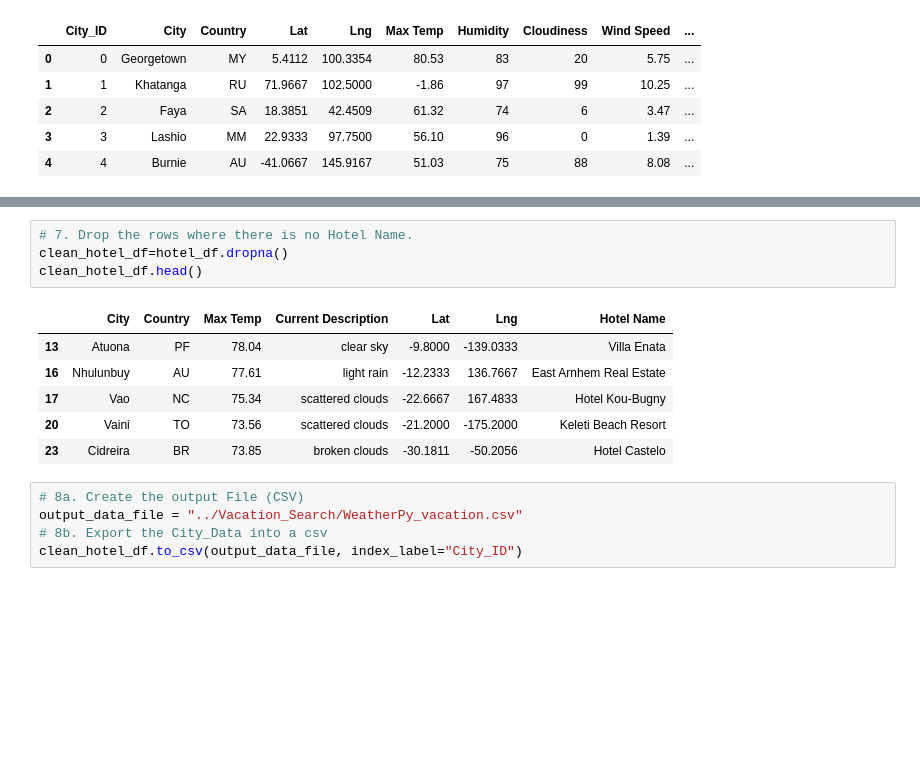
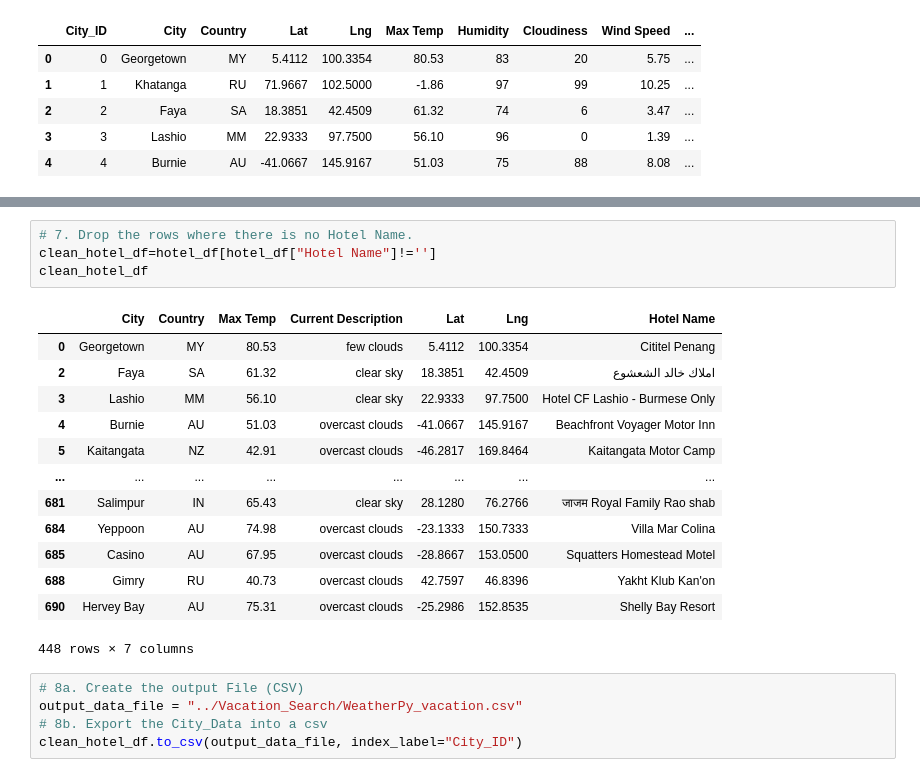
Before and after one commit to Cthompsonlbi/World_Weather_Analysis, a Jupyter notebook: Vacation_Search/Vacation_Search.ipynb, the cells around one changed output, grey strips where cells are left out. Cells and saved outputs as stored; diff of their text form; blank space fills up the shorter version.

```diff
--- a/Vacation_Search/Vacation_Search.ipynb
+++ b/Vacation_Search/Vacation_Search.ipynb
@@ -120,14 +147,21 @@ Hotel not found.....skipping.
 # %%
 # 7. Drop the rows where there is no Hotel Name.
-clean_hotel_df=hotel_df.dropna()
-clean_hotel_df.head()
+clean_hotel_df=hotel_df[hotel_df["Hotel Name"]!='']
+clean_hotel_df
 # %% [output]
 |  | City | Country | Max Temp | Current Description | Lat | Lng | Hotel Name |
-| 13 | Atuona | PF | 78.04 | clear sky | -9.8000 | -139.0333 | Villa Enata |
-| 16 | Nhulunbuy | AU | 77.61 | light rain | -12.2333 | 136.7667 | East Arnhem Real Estate |
-| 17 | Vao | NC | 75.34 | scattered clouds | -22.6667 | 167.4833 | Hotel Kou-Bugny |
-| 20 | Vaini | TO | 73.56 | scattered clouds | -21.2000 | -175.2000 | Keleti Beach Resort |
-| 23 | Cidreira | BR | 73.85 | broken clouds | -30.1811 | -50.2056 | Hotel Castelo |
+| 0 | Georgetown | MY | 80.53 | few clouds | 5.4112 | 100.3354 | Cititel Penang |
+| 2 | Faya | SA | 61.32 | clear sky | 18.3851 | 42.4509 | املاك خالد الشعشوع |
+| 3 | Lashio | MM | 56.10 | clear sky | 22.9333 | 97.7500 | Hotel CF Lashio - Burmese Only |
+| 4 | Burnie | AU | 51.03 | overcast clouds | -41.0667 | 145.9167 | Beachfront Voyager Motor Inn |
+| 5 | Kaitangata | NZ | 42.91 | overcast clouds | -46.2817 | 169.8464 | Kaitangata Motor Camp |
+| ... | ... | ... | ... | ... | ... | ... | ... |
+| 681 | Salimpur | IN | 65.43 | clear sky | 28.1280 | 76.2766 | जाजम Royal Family Rao shab |
+| 684 | Yeppoon | AU | 74.98 | overcast clouds | -23.1333 | 150.7333 | Villa Mar Colina |
+| 685 | Casino | AU | 67.95 | overcast clouds | -28.8667 | 153.0500 | Squatters Homestead Motel |
+| 688 | Gimry | RU | 40.73 | overcast clouds | 42.7597 | 46.8396 | Yakht Klub Kan'on |
+| 690 | Hervey Bay | AU | 75.31 | overcast clouds | -25.2986 | 152.8535 | Shelly Bay Resort |
+448 rows × 7 columns
 # %%
 # 8a. Create the output File (CSV)
 output_data_file = "../Vacation_Search/WeatherPy_vacation.csv"
```
Also changed, not shown: parts of 6 cells of this notebook, 2 other files.
